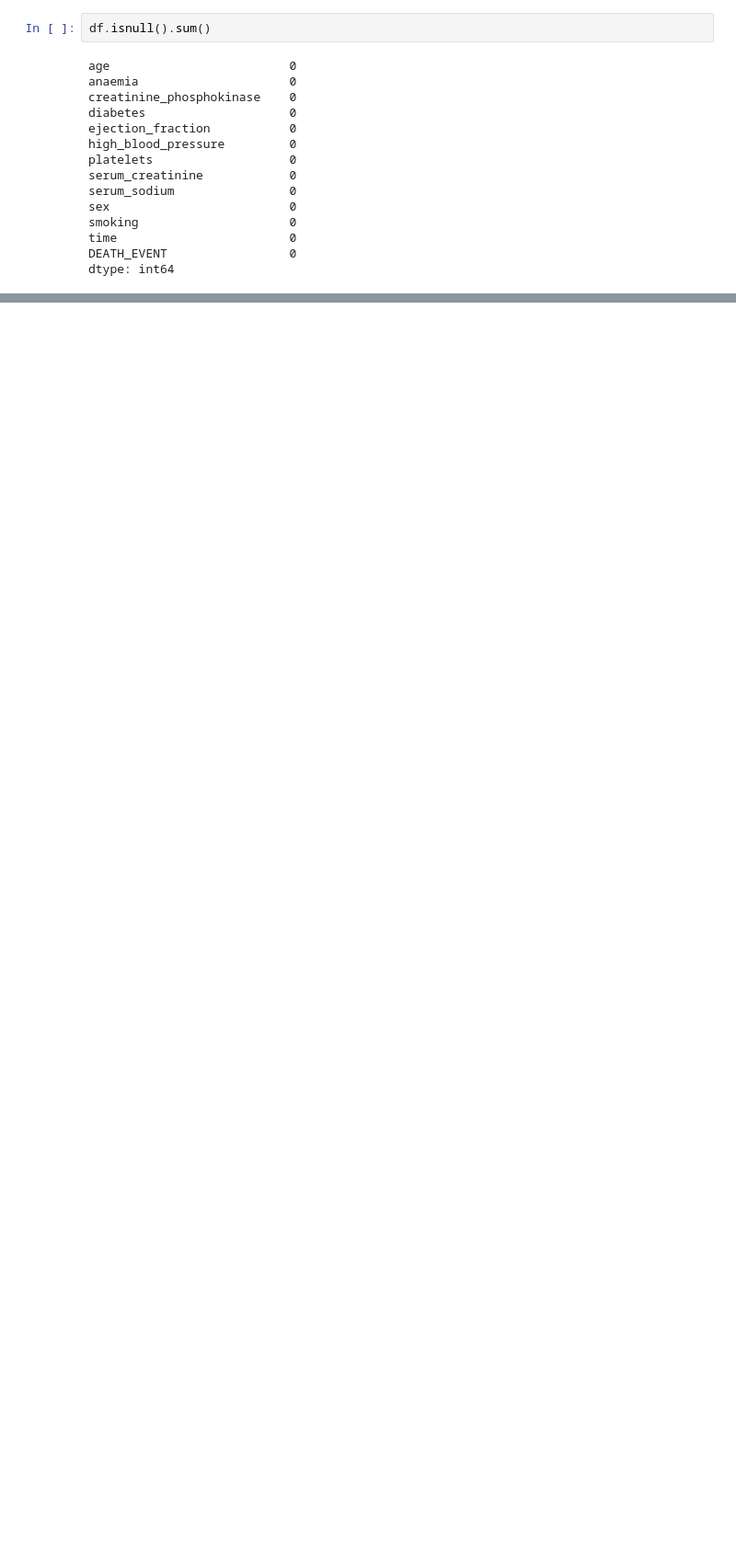
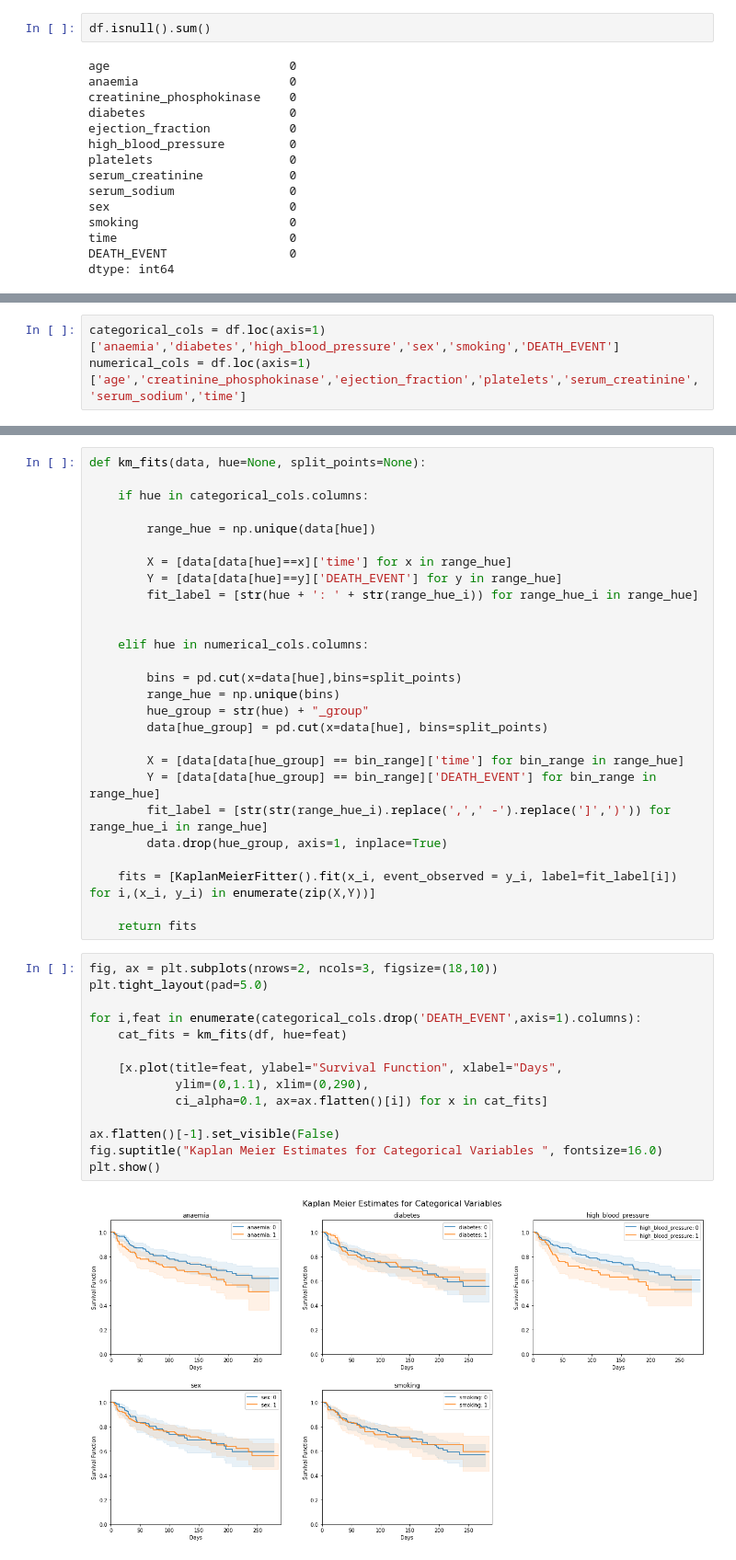
Before and after one commit to JuanD5/Machine-learning-projects, a Jupyter notebook: Prediction projects/Heart Failure Prediction/HFP.ipynb, the cells around one changed output, grey strips where cells are left out. Shown at 92% size. Saved outputs shown, nothing was run; the diff lists cells and outputs as text; blank space fills up the shorter version.

```diff
--- a/Prediction projects/Heart Failure Prediction/HFP.ipynb
+++ b/Prediction projects/Heart Failure Prediction/HFP.ipynb
@@ -230,0 +176,3 @@ fig.show()
+# %%
+categorical_cols = df.loc(axis=1)['anaemia','diabetes','high_blood_pressure','sex','smoking','DEATH_EVENT']
+numerical_cols = df.loc(axis=1)['age','creatinine_phosphokinase','ejection_fraction','platelets','serum_creatinine','serum_sodium','time']
@@ -230,0 +219,43 @@ fig.show()
+# %%
+def km_fits(data, hue=None, split_points=None):
+
+    if hue in categorical_cols.columns:
+
+        range_hue = np.unique(data[hue])
+
+        X = [data[data[hue]==x]['time'] for x in range_hue]
+        Y = [data[data[hue]==y]['DEATH_EVENT'] for y in range_hue]
+        fit_label = [str(hue + ': ' + str(range_hue_i)) for range_hue_i in range_hue]
+
+
+    elif hue in numerical_cols.columns:
+
+        bins = pd.cut(x=data[hue],bins=split_points)
+        range_hue = np.unique(bins)
+        hue_group = str(hue) + "_group"
+        data[hue_group] = pd.cut(x=data[hue], bins=split_points)
+
+        X = [data[data[hue_group] == bin_range]['time'] for bin_range in range_hue]
+        Y = [data[data[hue_group] == bin_range]['DEATH_EVENT'] for bin_range in range_hue]
+        fit_label = [str(str(range_hue_i).replace(',',' -').replace(']',')')) for range_hue_i in range_hue]
+        data.drop(hue_group, axis=1, inplace=True)
+
+    fits = [KaplanMeierFitter().fit(x_i, event_observed = y_i, label=fit_label[i]) for i,(x_i, y_i) in enumerate(zip(X,Y))]
+
+    return fits
+# %%
+fig, ax = plt.subplots(nrows=2, ncols=3, figsize=(18,10))
+plt.tight_layout(pad=5.0)
+
+for i,feat in enumerate(categorical_cols.drop('DEATH_EVENT',axis=1).columns):
+    cat_fits = km_fits(df, hue=feat)
+
+    [x.plot(title=feat, ylabel="Survival Function", xlabel="Days",
+            ylim=(0,1.1), xlim=(0,290),
+            ci_alpha=0.1, ax=ax.flatten()[i]) for x in cat_fits]
+
+ax.flatten()[-1].set_visible(False)
+fig.suptitle("Kaplan Meier Estimates for Categorical Variables ", fontsize=16.0)
+plt.show()
+# %% [output]
+[figure, added]
```
Also changed, not shown: parts of 110 cells of this notebook, 11 other files.
